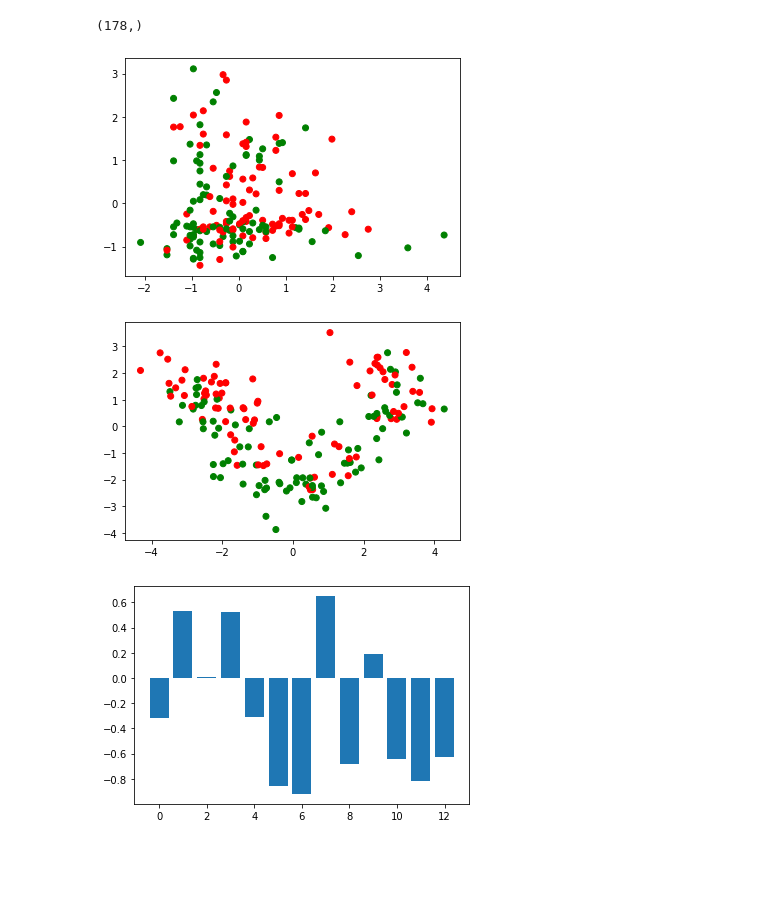
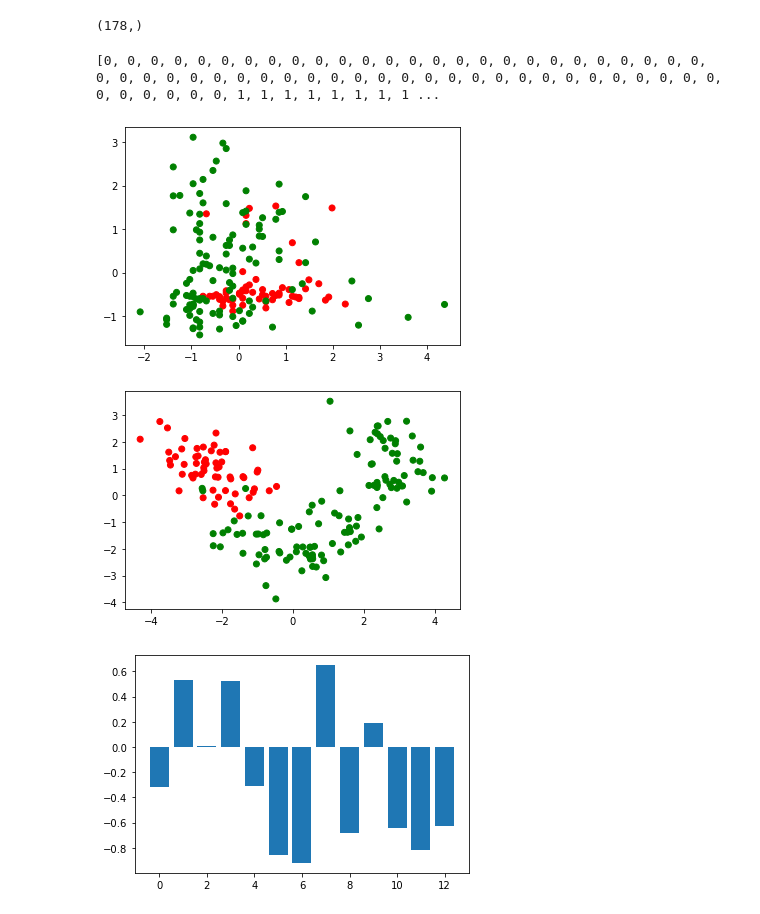
Before and after one commit to Voldemort108X/Yale-courses, a Jupyter notebook: ENAS 553 Unsupervised Learning for Big Data/Lecture4_PCA.ipynb, the cells around one changed output. Cells and saved outputs as stored; diff of their text form; code cells hidden in the pictures; blank space fills up the shorter version.

```diff
--- a/ENAS 553 Unsupervised Learning for Big Data/Lecture4_PCA.ipynb
+++ b/ENAS 553 Unsupervised Learning for Big Data/Lecture4_PCA.ipynb
@@ -43,32 +43,35 @@ cultivars.shape
 # %%
 covMatrixArr = np.array(data.cov())
 eigValue, eigVector = np.linalg.eig(covMatrixArr)
 
 index_sort = np.argsort(-eigValue)
 
 # sort the eigenvalue to obtain the largest-k components
 eigValue_sorted = eigValue[index_sort]
 eigVector_sorted = eigVector[:, index_sort]
 
 data_pca = np.array(data).dot(eigVector)
 
 label = []
-for i in range(np.array(data['ash']).shape[0]):
-    if data['ash'][i] > np.array(data['ash']).mean():
+for i in range(np.array(data['magnesium']).shape[0]):
+    if cultivars[i] == 'Cultivar0':
         label.append(0)
     else:
         label.append(1)
 
 colors = ['red', 'green']
+
+print(label)
 plt.scatter(data['magnesium'], data['malic_acid'], c=label, cmap=matplotlib.colors.ListedColormap(colors))
 plt.show()
 # %% [output]
+[0, 0, 0, 0, 0, 0, 0, 0, 0, 0, 0, 0, 0, 0, 0, 0, 0, 0, 0, 0, 0, 0, 0, 0, 0, 0, 0, 0, 0, 0, 0, 0, 0, 0, 0, 0, 0, 0, 0, 0, 0, 0, 0, 0, 0, 0, 0, 0, 0, 0, 0, 0, 0, 0, 0, 0, 0, 0, 0, 1, 1, 1, 1, 1, 1, 1, 1 ...
-[figure, old version]
+[figure, new version]
 # %%
 plt.scatter(data_pca[:,0], data_pca[:,1], c=label, cmap=matplotlib.colors.ListedColormap(colors))
 plt.show()
 # %% [output]
-[figure, old version]
+[figure, new version]
 # %%
 # first principal component (PC1)
 loading_pc1 = eigVector_sorted[:,0] * np.sqrt(eigValue_sorted[0])
```
Also changed, not shown: parts of 4 cells of this notebook.
